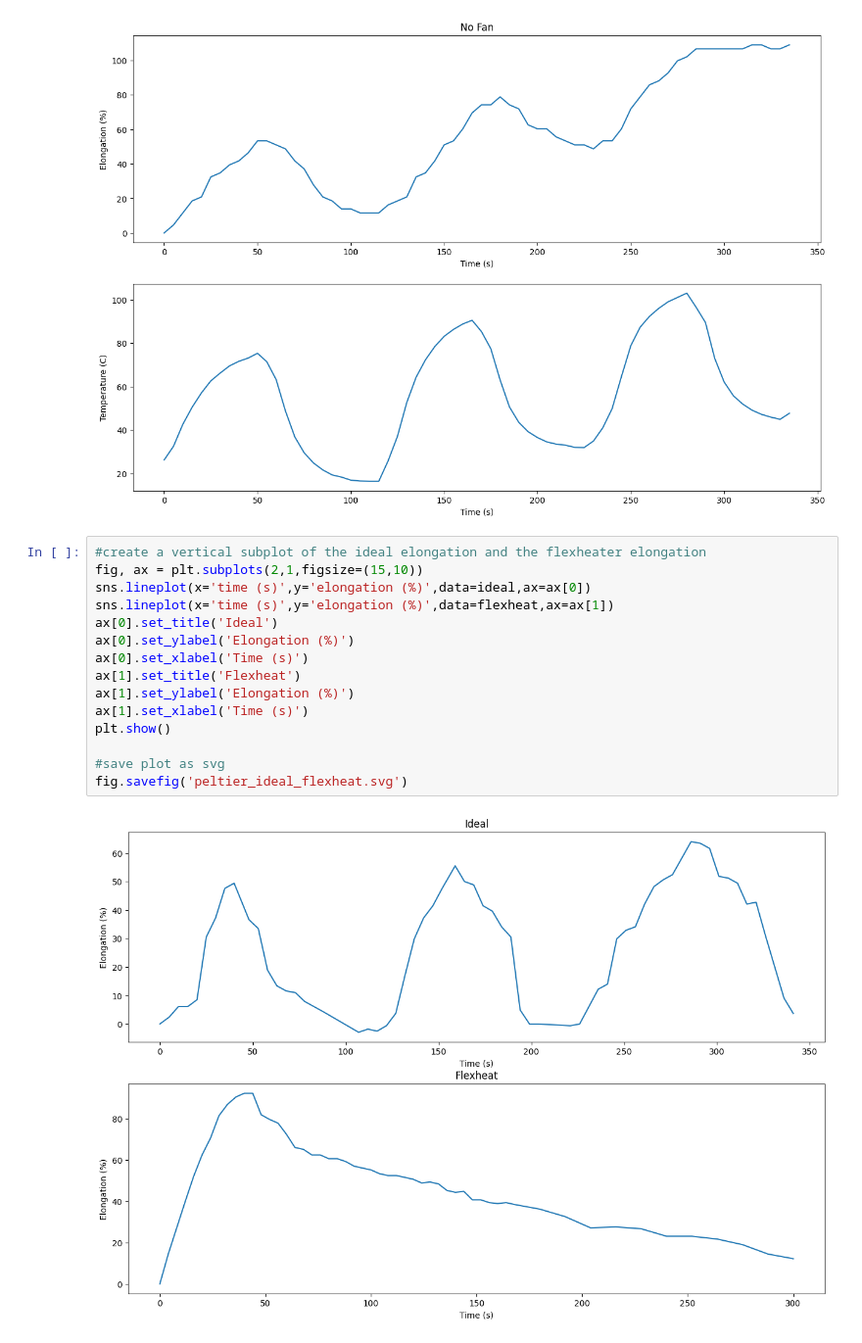
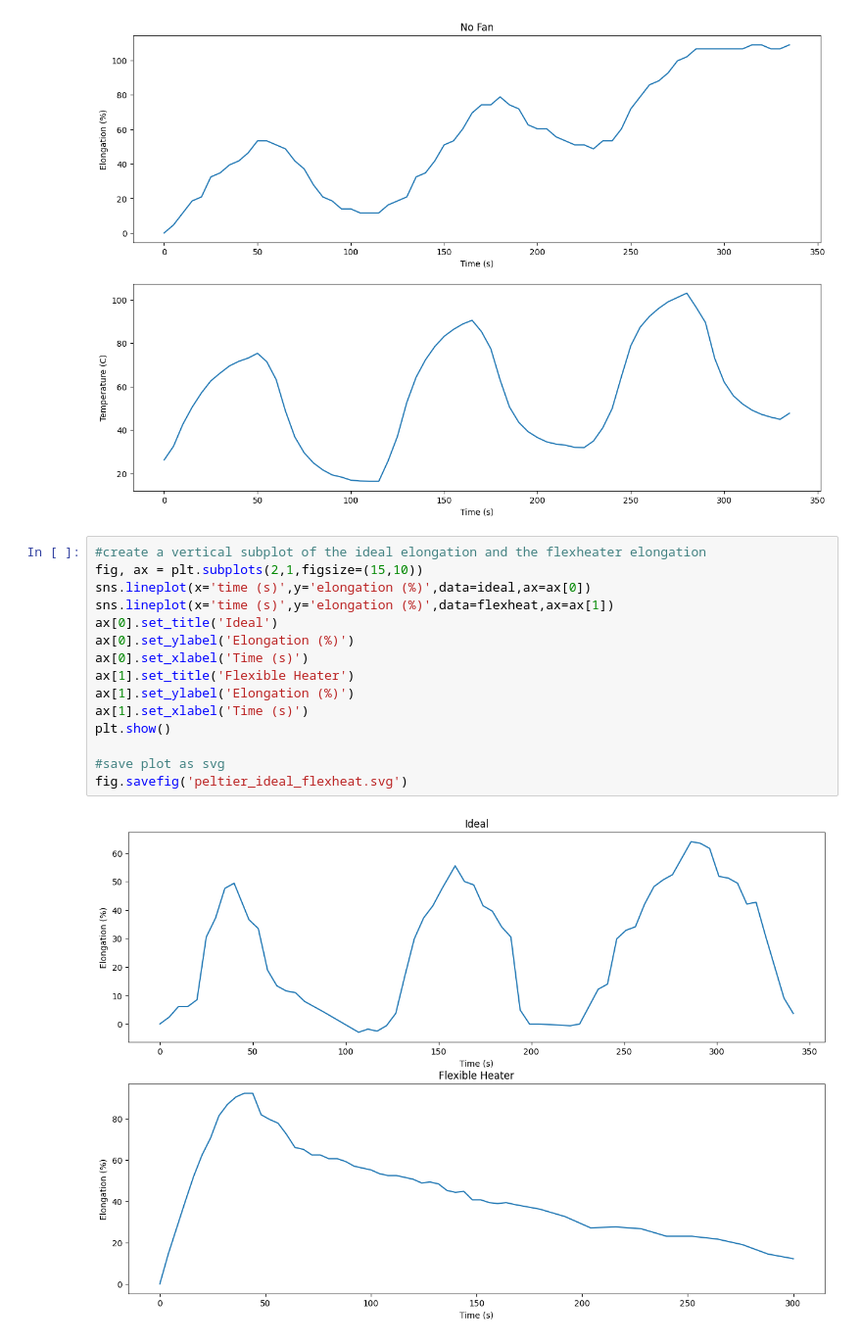
Before and after one commit to te5msride/peltier-comparisons, a Jupyter notebook: peltiercomparisons.ipynb, the cells around one changed output. Shown at 98% size. Drawn from its saved outputs; the diff is of its cells as text.

```diff
--- a/peltiercomparisons.ipynb
+++ b/peltiercomparisons.ipynb
@@ -333,17 +333,17 @@ fig.savefig('peltier_nofan.svg')
 # %%
 #create a vertical subplot of the ideal elongation and the flexheater elongation
 fig, ax = plt.subplots(2,1,figsize=(15,10))
 sns.lineplot(x='time (s)',y='elongation (%)',data=ideal,ax=ax[0])
 sns.lineplot(x='time (s)',y='elongation (%)',data=flexheat,ax=ax[1])
 ax[0].set_title('Ideal')
 ax[0].set_ylabel('Elongation (%)')
 ax[0].set_xlabel('Time (s)')
-ax[1].set_title('Flexheat')
+ax[1].set_title('Flexible Heater')
 ax[1].set_ylabel('Elongation (%)')
 ax[1].set_xlabel('Time (s)')
 plt.show()
 
 #save plot as svg
 fig.savefig('peltier_ideal_flexheat.svg')
 # %% [output]
-[figure, old version]
+[figure, new version]
```
Also changed, not shown: parts of 1 cell of this notebook.
